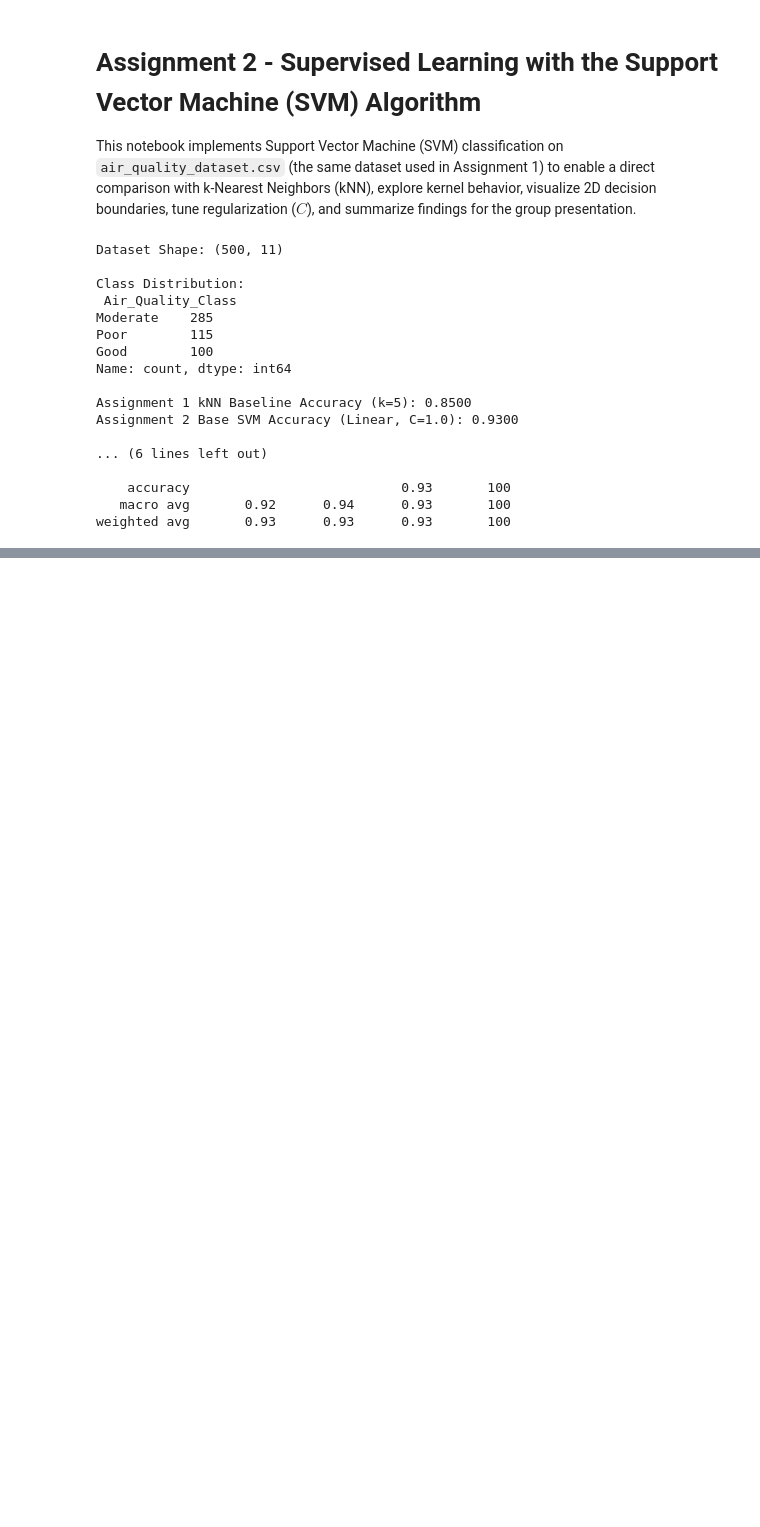
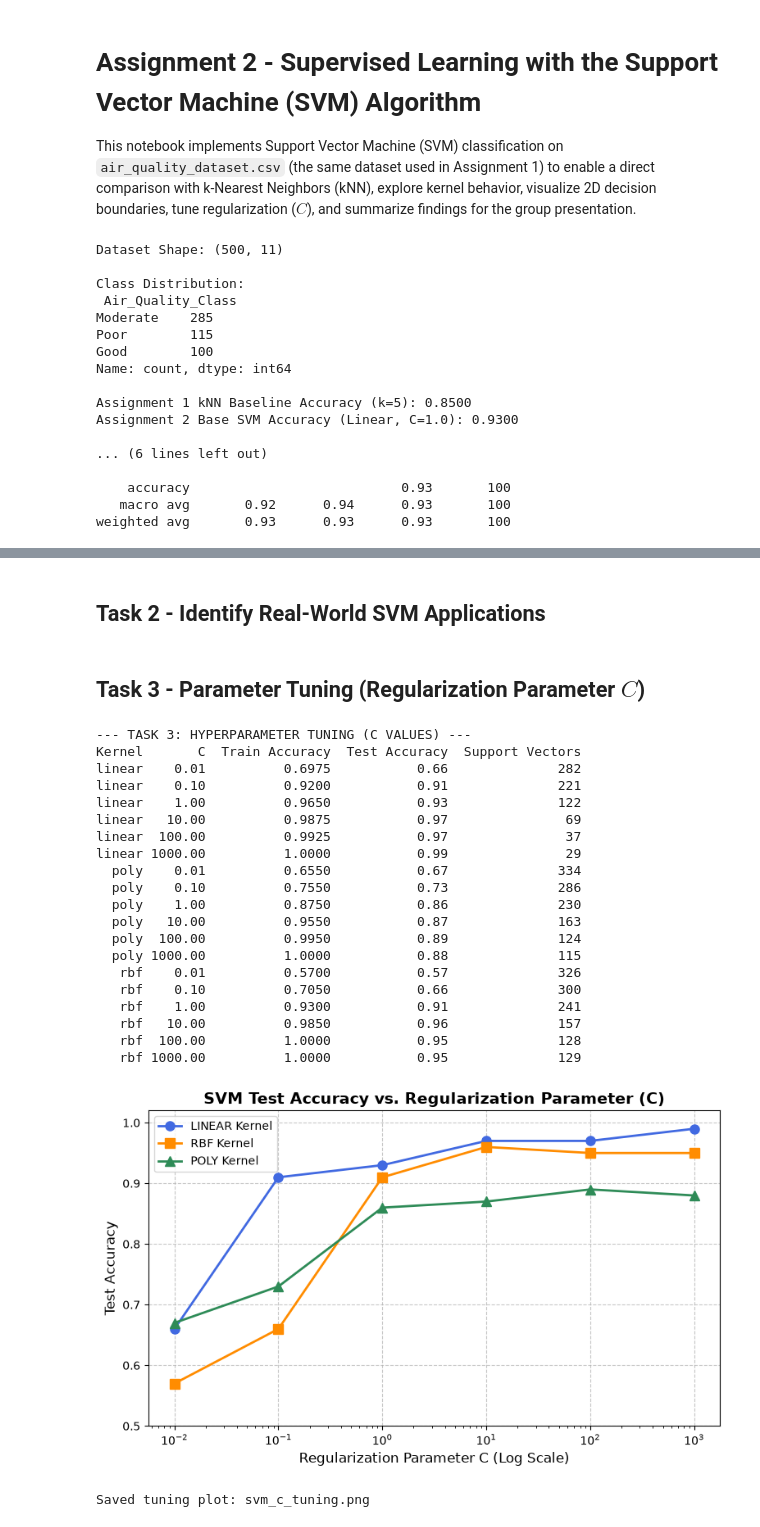
Before and after one commit to rafid213/AirQualityDataset2, a Jupyter notebook: airquality2.ipynb, the cells around one changed output, grey strips where cells are left out. Saved outputs shown, nothing was run; the diff lists cells and outputs as text; code cells hidden in the pictures; blank space fills up the shorter version.

```diff
--- a/airquality2.ipynb
+++ b/airquality2.ipynb
@@ -119,0 +119,64 @@ svm_decision_boundaries.png
+# %% [markdown]
+## Task 2 - Identify Real-World SVM Applications
+# %% [markdown]
+## Task 3 - Parameter Tuning (Regularization Parameter $C$)
+# %%
+print("--- TASK 3: HYPERPARAMETER TUNING (C VALUES) ---")
+c_values = [0.01, 0.1, 1, 10, 100, 1000]
+tuning_records = []
+
+for k in ['linear', 'poly', 'rbf']:
+    for c in c_values:
+        clf = SVC(kernel=k, C=c, degree=3, random_state=42)
+        clf.fit(X_train_scaled, y_train)
+        tr_acc = accuracy_score(y_train, clf.predict(X_train_scaled))
+        te_acc = accuracy_score(y_test, clf.predict(X_test_scaled))
+        n_sv = int(clf.n_support_.sum())
+        tuning_records.append({
+            'Kernel': k,
+            'C': c,
+            'Train Accuracy': round(tr_acc, 4),
+            'Test Accuracy': round(te_acc, 4),
+            'Support Vectors': n_sv
+        })
+
+tuning_df = pd.DataFrame(tuning_records)
+print(tuning_df.to_string(index=False))
+
+plt.figure(figsize=(9, 5))
+for k, marker, color in [('linear', 'o', 'royalblue'), ('rbf', 's', 'darkorange'), ('poly', '^', 'seagreen')]:
+    subset = tuning_df[tuning_df['Kernel'] == k]
+    plt.plot(subset['C'], subset['Test Accuracy'], marker=marker, label=f'{k.upper()} Kernel', linewidth=2, markersize=8, color=color)
+
+plt.xscale('log')
+plt.title('SVM Test Accuracy vs. Regularization Parameter (C)', fontsize=14, fontweight='bold')
+plt.xlabel('Regularization Parameter C (Log Scale)', fontsize=12)
+plt.ylabel('Test Accuracy', fontsize=12)
+plt.ylim(0.50, 1.02)
+plt.grid(True, linestyle='--', alpha=0.7)
+plt.legend()
+plt.savefig('svm_c_tuning.png', dpi=300, bbox_inches='tight')
+plt.show()
+# %% [output]
+--- TASK 3: HYPERPARAMETER TUNING (C VALUES) ---
+Kernel       C  Train Accuracy  Test Accuracy  Support Vectors
+linear    0.01          0.6975           0.66              282
+linear    0.10          0.9200           0.91              221
+linear    1.00          0.9650           0.93              122
+linear   10.00          0.9875           0.97               69
+linear  100.00          0.9925           0.97               37
+linear 1000.00          1.0000           0.99               29
+  poly    0.01          0.6550           0.67              334
+  poly    0.10          0.7550           0.73              286
+  poly    1.00          0.8750           0.86              230
+  poly   10.00          0.9550           0.87              163
+  poly  100.00          0.9950           0.89              124
+  poly 1000.00          1.0000           0.88              115
+   rbf    0.01          0.5700           0.57              326
+   rbf    0.10          0.7050           0.66              300
+   rbf    1.00          0.9300           0.91              241
+   rbf   10.00          0.9850           0.96              157
+   rbf  100.00          1.0000           0.95              128
+   rbf 1000.00          1.0000           0.95              129
+[figure, added]
+Saved tuning plot: svm_c_tuning.png
```
Also changed, not shown: parts of 1 cell of this notebook, 1 other file.
